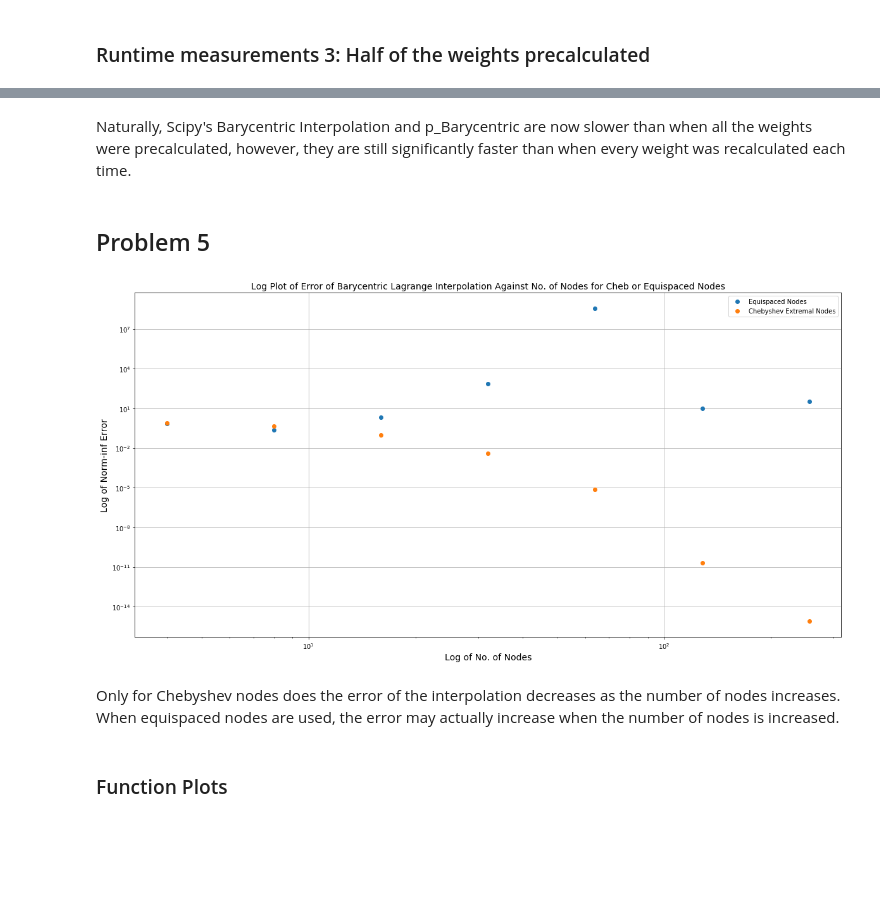
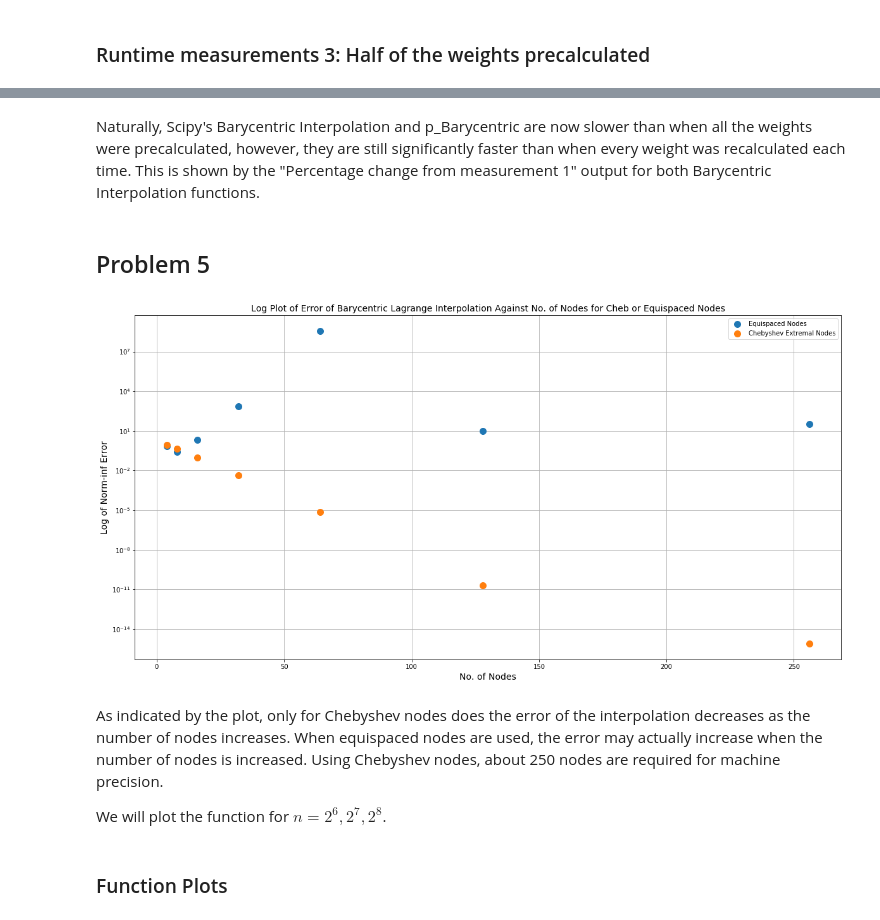
Before and after one commit to dhjx1996/Numerical_Analysis, a Jupyter notebook: Homework/Project 1.ipynb, the cells around one changed output, grey strips where cells are left out. Drawn from its saved outputs; the diff is of its cells as text; code cells hidden in the pictures; blank space fills up the shorter version.

```diff
--- a/Homework/Project 1.ipynb
+++ b/Homework/Project 1.ipynb
@@ -485,5 +495,5 @@ Percentage change from measurement 1 = -61.26524506753142
 # %% [markdown]
-Naturally, Scipy's Barycentric Interpolation and p_Barycentric are now slower than when all the weights were precalculated, however, they are still significantly faster than when every weight was recalculated each time.
+Naturally, Scipy's Barycentric Interpolation and p_Barycentric are now slower than when all the weights were precalculated, however, they are still significantly faster than when every weight was recalculated each time. This is shown by the "Percentage change from measurement 1" output for both Barycentric Interpolation functions.
 # %% [markdown]
 ## Problem 5
 # %%
@@ -500,28 +510,30 @@ def InterpolErr_ScB(f,n,x_N = 400,lin=False): #Default: 400 point domain and use
 # %%
 Mx = 8
 Mn = 2
 f = lambda x: 1/(1+25 * x**2)
 linval = np.empty(Mx - Mn + 1)
 chebval = np.empty(Mx - Mn + 1)
 x = np.empty(Mx - Mn + 1)
 
 for n in rangeE(Mn,Mx): #Use 2^n nodes.
     linval[n-2] = InterpolErr_ScB(f,n,lin=True)
     chebval[n-2] = InterpolErr_ScB(f,n,lin=False)
     x[n-2] = 2**n
 
 plt.figure(figsize=(20,10))
-plt.loglog(x, linval, 'o')
-plt.loglog(x, chebval, 'o')
-plt.xlabel("Log of No. of Nodes", fontsize = 14)
+plt.semilogy(x, linval, 'o', MarkerSize = 10)
+plt.semilogy(x, chebval, 'o', MarkerSize = 10)
+plt.xlabel("No. of Nodes", fontsize = 14)
 plt.ylabel("Log of Norm-inf Error", fontsize = 14)
 plt.title("Log Plot of Error of Barycentric Lagrange Interpolation Against No. of Nodes for Cheb or Equispaced Nodes", fontsize = 14)
 plt.legend(["Equispaced Nodes","Chebyshev Extremal Nodes"])
 plt.grid()
 # %% [output]
-[figure, old version]
+[figure, new version]
 # %% [markdown]
-Only for Chebyshev nodes does the error of the interpolation decreases as the number of nodes increases. When equispaced nodes are used, the error may actually increase when the number of nodes is increased.
+As indicated by the plot, only for Chebyshev nodes does the error of the interpolation decreases as the number of nodes increases. When equispaced nodes are used, the error may actually increase when the number of nodes is increased. Using Chebyshev nodes, about 250 nodes are required for machine precision.
+
+We will plot the function for $n = 2^6, 2^7, 2^8$.
 # %% [markdown]
 ### Function Plots
 # %%
```
Also changed, not shown: parts of 77 cells of this notebook.
